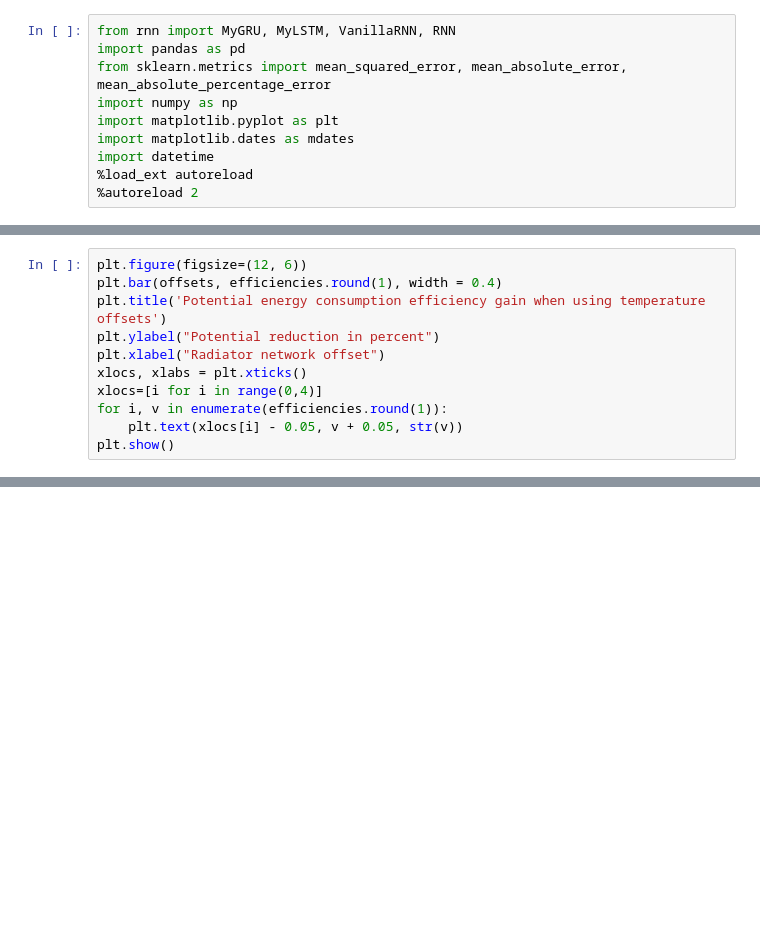
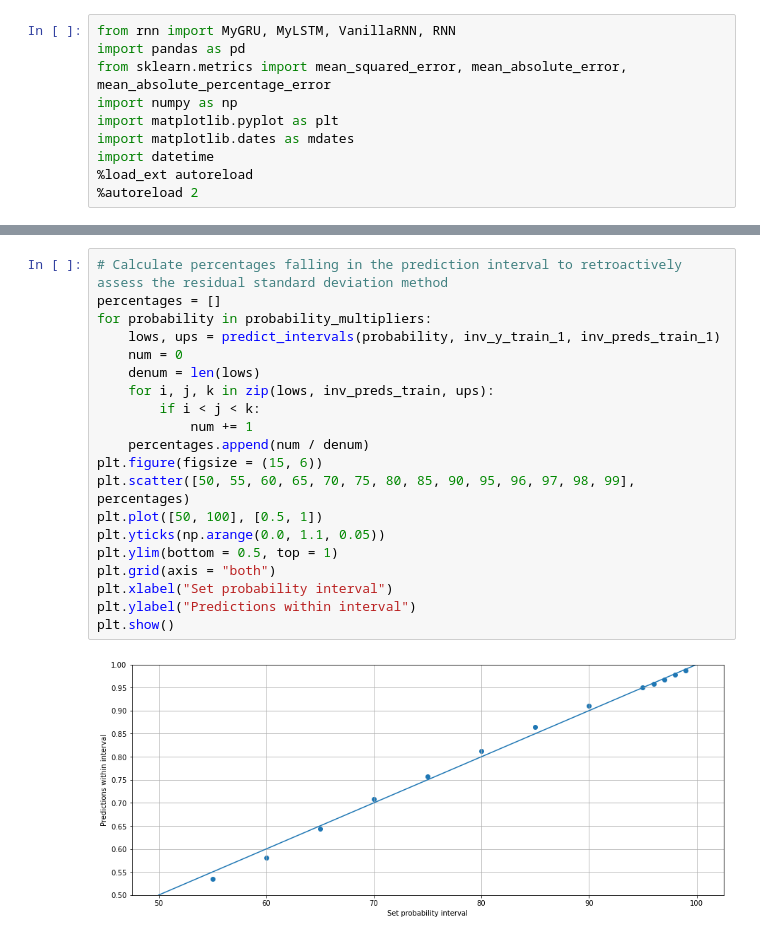
Before and after one commit to hamk-uas/HAMK_Smart_City, a Jupyter notebook: main.ipynb, the cells around one changed output, grey strips where cells are left out. Saved outputs shown, nothing was run; the diff lists cells and outputs as text; blank space fills up the shorter version.

```diff
--- a/main.ipynb
+++ b/main.ipynb
@@ -215,11 +228,0 @@ offsets = ["-3", "-4", "-5", "-6"]
-# %%
-plt.figure(figsize=(12, 6))
-plt.bar(offsets, efficiencies.round(1), width = 0.4)
-plt.title('Potential energy consumption efficiency gain when using temperature offsets')
-plt.ylabel("Potential reduction in percent")
-plt.xlabel("Radiator network offset")
-xlocs, xlabs = plt.xticks()
-xlocs=[i for i in range(0,4)]
-for i, v in enumerate(efficiencies.round(1)):
-    plt.text(xlocs[i] - 0.05, v + 0.05, str(v))
-plt.show()
@@ -242,3 +244,25 @@ plt.show()
+# %%
+# Calculate percentages falling in the prediction interval to retroactively assess the residual standard deviation method
+percentages = []
+for probability in probability_multipliers:
+    lows, ups = predict_intervals(probability, inv_y_train_1, inv_preds_train_1)
+    num = 0
+    denum = len(lows)
+    for i, j, k in zip(lows, inv_preds_train, ups):
+        if i < j < k:
+            num += 1
+    percentages.append(num / denum)
+plt.figure(figsize = (15, 6))
+plt.scatter([50, 55, 60, 65, 70, 75, 80, 85, 90, 95, 96, 97, 98, 99], percentages)
+plt.plot([50, 100], [0.5, 1])
+plt.yticks(np.arange(0.0, 1.1, 0.05))
+plt.ylim(bottom = 0.5, top = 1)
+plt.grid(axis = "both")
+plt.xlabel("Set probability interval")
+plt.ylabel("Predictions within interval")
+plt.show()
+# %% [output]
+[figure, added]
 # %%
 print("Train MSE: " + str(mean_squared_error(inv_preds_train, inv_y_train)))
 print("Test MSE: " + str(mean_squared_error(inv_preds_test, inv_y_test)))
```
Also changed, not shown: parts of 31 cells of this notebook, 9 other files.
